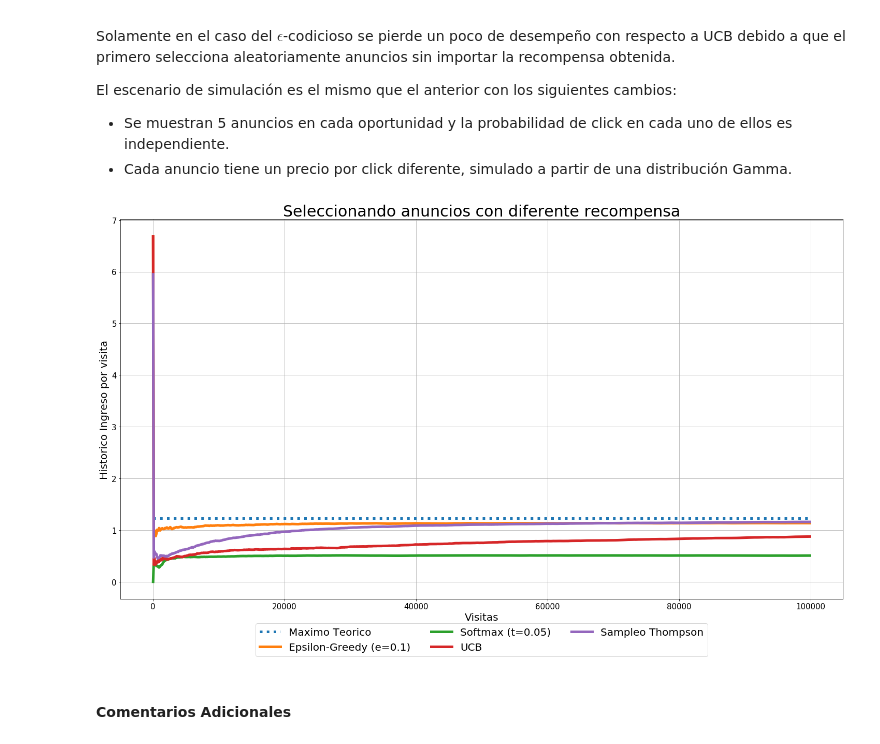
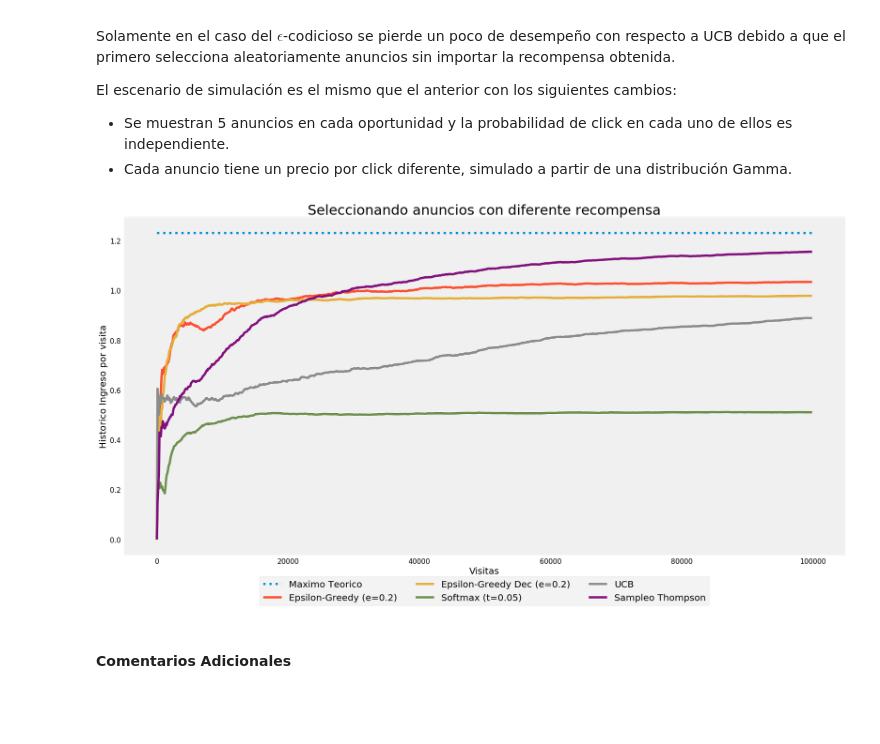
Before and after one commit to oscardaniel88/pf_metodos_analiticos, a Jupyter notebook: Armed_Bandits_ad_selection.ipynb, the cells around one changed output. Drawn from its saved outputs; the diff is of its cells as text; code cells hidden in the pictures; blank space fills up the shorter version.

```diff
--- a/Armed_Bandits_ad_selection.ipynb
+++ b/Armed_Bandits_ad_selection.ipynb
@@ -626,6 +637,7 @@ El ambiente de simulación se configurará como sigue:
 import numpy as np
 import matplotlib.pyplot as plt
 from pylab import rcParams
+#import warnings; warnings.simplefilter('ignore')
 
 %matplotlib inline
 
@@ -640,6 +652,10 @@ clicks_eg1=np.array([1]*n_ads)
 trials_eg1=np.array([2]*n_ads)
 ctr_eg1 = list()
 
+clicks_eg_dec=np.array([1]*n_ads)
+trials_eg_dec=np.array([2]*n_ads)
+ctr_eg_dec=list()
+
 clicks_softmax=np.array([1]*n_ads)
 trials_softmax=np.array([2]*n_ads)
 ctr_softmax = list()
@@ -653,14 +669,18 @@ trials_thomp=np.array([0]*n_ads)
 ctr_thomp=list()
 
 # Iniciamos simulacion
-
-np.random.seed(123)
-for i in range(100000):
+for i in range(1000):
     if np.random.random()<=0.2: #Estamos considerando una epsilon de 0.2
         ad_eg1=np.random.randint(low=0,high=n_ads)
     else:
         ad_eg1=np.argmax(clicks_eg1/trials_eg1)
     trials_eg1[ad_eg1]+=1
+
+    if np.random.random()<=.2*(.999**i):
+        ad_eg_dec=np.random.randint(low=0,high=n_ads)
+    else:
+        ad_eg_dec=np.argmax(clicks_eg_dec/trials_eg_dec)
+    trials_eg_dec[ad_eg_dec]+=1
 
     z = clicks_softmax / 0.05 #Estamos considerando una temperatura de 0.1
     probs = np.exp(z) / np.sum(np.exp(z))
@@ -678,6 +698,7 @@ for i in range(100000):
     would_have_clicked=[np.random.binomial(1,ads_clickprob[a]) for a in range(n_ads)]
 
     clicks_eg1[ad_eg1]+=would_have_clicked[ad_eg1]
+    clicks_eg_dec[ad_eg_dec]+=would_have_clicked[ad_eg_dec]
     clicks_softmax[ad_softmax]+=would_have_clicked[ad_softmax]
     clicks_ucb1[ad_ucb1]+=would_have_clicked[ad_ucb1]
     clicks_thomp[ad_thompson]+=would_have_clicked[ad_thompson]
@@ -685,6 +706,7 @@ for i in range(100000):
     # Revisando el CTR de cada algoritmos cada 100 iteraciones
     if (i%100)==0:
         ctr_eg1.append((np.sum(clicks_eg1)-1*n_ads)/(np.sum(trials_eg1)-2*n_ads))
+        ctr_eg_dec.append((np.sum(clicks_eg_dec)-1*n_ads)/(np.sum(trials_eg_dec)-2*n_ads))
         ctr_softmax.append((np.sum(clicks_softmax)-1*n_ads)/(np.sum(trials_softmax)-2*n_ads))
         ctr_ucb1.append((np.sum(clicks_ucb1)-1*n_ads)/(np.sum(trials_ucb1)-2*n_ads))
         ctr_thomp.append(np.sum(clicks_thomp)/np.sum(trials_thomp))
@@ -696,6 +718,7 @@ lwd=5
 plt.plot([np.max(ads_clickprob)]*int((i+1)/100),linestyle=':',label='Máximo Teórico',linewidth=lwd)
 plt.plot(ctr_ucb1,label='UCB1',linewidth=lwd)
 plt.plot(ctr_eg1,label='Epsilon-Greedy (e=0.2)',linewidth=lwd)
+plt.plot(ctr_eg_dec,label='Epsilon-Greedy Dec (e=0.2)',linewidth=lwd)
 plt.plot(ctr_softmax,label='Softmax (t=0.05)',linewidth=lwd)
 plt.plot(ctr_thomp,label='Sampleo Thompson',linewidth=lwd)
 plt.grid()
@@ -736,6 +759,7 @@ El escenario de simulación es el mismo que el anterior con los siguientes cambi
 import numpy as np
 import matplotlib.pyplot as plt
 from pylab import rcParams
+import warnings; warnings.simplefilter('ignore')
 
 %matplotlib inline
 # mismo escenario que el anterior
@@ -750,6 +774,10 @@ clicks_eg1=np.array([1]*n_ads)
 trials_eg1=np.array([2]*n_ads)
 avg_rev_eg1=list()
 
+clicks_eg_dec=np.array([1]*n_ads)
+trials_eg_dec=np.array([2]*n_ads)
+avg_rev_eg_dec=list()
+
 clicks_softmax=np.array([1]*n_ads)
 trials_softmax=np.array([2]*n_ads)
 avg_rev_softmax = list()
@@ -763,17 +791,23 @@ trials_thomp=np.array([0]*n_ads)
 avg_rev_thomp=list()
 
 rev_eg1=0
+rev_eg_dec=0
 rev_softmax=0
 rev_ucb1=0
 rev_thomp=0
 
-np.random.seed(123)
 for i in range(100000):
-    if np.random.random()<=.1:
+    if np.random.random()<=.2:
         ad_eg1=np.random.randint(low=0,high=n_ads)
     else:
         ad_eg1=np.argmax(ads_payment*clicks_eg1/trials_eg1)
     trials_eg1[ad_eg1]+=1
+
+    if np.random.random()<=.2*(.999**i):
+        ad_eg_dec=np.random.randint(low=0,high=n_ads)
+    else:
+        ad_eg_dec=np.argmax(clicks_eg_dec/trials_eg_dec)
+    trials_eg_dec[ad_eg_dec]+=1
 
     z = clicks_softmax / 0.05 #Estamos considerando una temperatura de 0.1
     probs = np.exp(z) / np.sum(np.exp(z))
@@ -791,46 +825,50 @@ for i in range(100000):
     would_have_clicked=[np.random.binomial(1,ads_clickprob[a]) for a in range(n_ads)]
 
     clicks_eg1[ad_eg1]+=would_have_clicked[ad_eg1]
+    clicks_eg_dec[ad_eg_dec]+=would_have_clicked[ad_eg_dec]
     clicks_softmax[ad_softmax]+=would_have_clicked[ad_softmax]
     clicks_ucb1[ad_ucb1]+=would_have_clicked[ad_ucb1]
     clicks_thomp[ad_thompson]+=would_have_clicked[ad_thompson]
 
     rev_eg1+=would_have_clicked[ad_eg1]*ads_payment[ad_eg1]
+    rev_eg_dec+=would_have_clicked[ad_eg_dec]*ads_payment[ad_eg_dec]
     rev_softmax+=would_have_clicked[ad_softmax]*ads_payment[ad_softmax]
     rev_ucb1+=would_have_clicked[ad_ucb1]*ads_payment[ad_ucb1]
     rev_thomp+=would_have_clicked[ad_thompson]*ads_payment[ad_thompson]
 
     if (i%100)==0:
         avg_rev_eg1.append(rev_eg1/(i+1))
+        avg_rev_eg_dec.append(rev_eg_dec/(i+1))
         avg_rev_softmax.append(rev_softmax/(i+1))
         avg_rev_ucb1.append(rev_ucb1/(i+1))
         avg_rev_thomp.append(rev_thomp/(i+1))
 
 rcParams['figure.figsize'] = 25, 15
 lwd=5
 plt.plot([max_value]*int((i+1)/100),linestyle=':',label='Maximo Teorico',linewidth=lwd)
-plt.plot(avg_rev_eg1,label='Epsilon-Greedy (e=0.1)',linewidth=lwd)
+plt.plot(avg_rev_eg1,label='Epsilon-Greedy (e=0.2)',linewidth=lwd)
+plt.plot(avg_rev_eg_dec,label='Epsilon-Greedy Dec (e=0.2)',linewidth=lwd)
 plt.plot(avg_rev_softmax,label='Softmax (t=0.05)',linewidth=lwd)
 plt.plot(avg_rev_ucb1,label='UCB',linewidth=lwd)
 plt.plot(avg_rev_thomp,label='Sampleo Thompson',linewidth=lwd)
 plt.grid()
 
 ax = plt.subplot(111)
 box = ax.get_position()
 ax.set_position([box.x0, box.y0 + box.height * 0.1,
                  box.width, box.height * 0.9])
 ax.legend(loc='upper center', bbox_to_anchor=(0.5, -0.05),
           fancybox=True, ncol=3, prop={'size':20})
 
 plt.tick_params(axis='both', which='major', labelsize=15)
 ax.xaxis.set_ticklabels([0]+[100*i for i in range(0,1000+200,200)])
 
 plt.xlabel('Visitas',size=20)
 plt.ylabel('Historico Ingreso por visita',size=20)
 plt.title('Seleccionando anuncios con diferente recompensa',size=30)
 plt.show()
 # %% [output]
-[figure, old version]
+[figure, new version]
 # %% [markdown]
 #### Comentarios Adicionales
 # %% [markdown]
```
Also changed, not shown: parts of 8 cells of this notebook.
